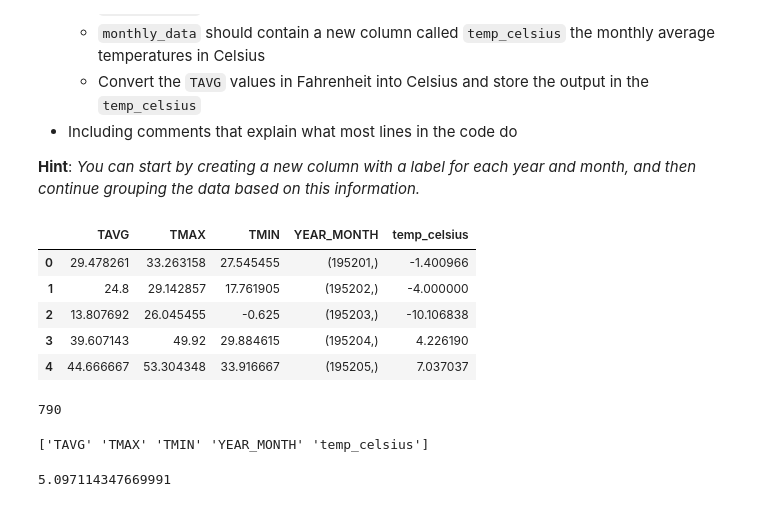
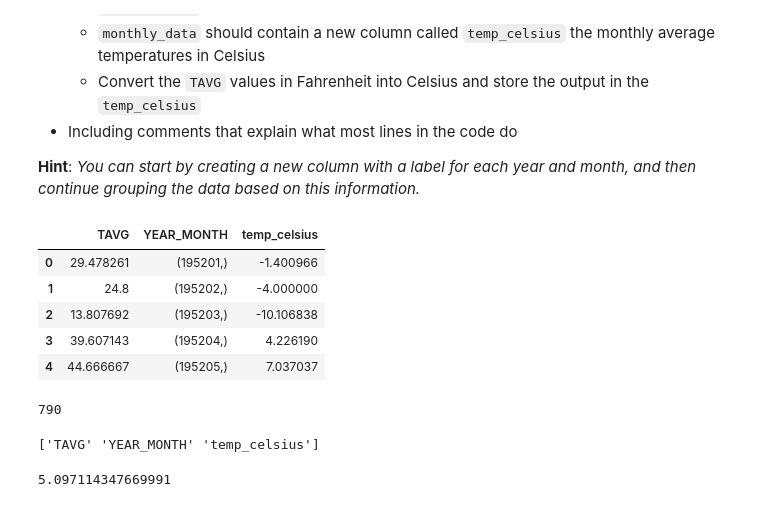
Before and after one commit to Laj01/notebooks, a Jupyter notebook: L6/Exercise-6-problems-1-3.ipynb, the cells around one changed output. Saved outputs shown, nothing was run; the diff lists cells and outputs as text; code cells hidden in the pictures.

Commit message:
Modify Exercise6-problem-2 monthly_data dataframe

```diff
--- a/L6/Exercise-6-problems-1-3.ipynb
+++ b/L6/Exercise-6-problems-1-3.ipynb
@@ -203,25 +203,25 @@ def fahr_to_celsius(temp_fahrenheit):
 # %%
 monthly_data = None
 
 # YOUR CODE HERE
 grouped = data.groupby(['YEAR_MONTH'])
 monthly_data = pd.DataFrame()
-mean_cols = ["TAVG", "TMAX", "TMIN"]
+mean_cols = ["TAVG"]
 for key, group in grouped:
     mean_values = group[mean_cols].mean()
     mean_values['YEAR_MONTH'] = key
     row = mean_values.to_frame().transpose()
     monthly_data =pd.concat([monthly_data, row], ignore_index=True)
 monthly_data['temp_celsius'] = monthly_data['TAVG'].apply(fahr_to_celsius)
 monthly_data.head()
 #raise NotImplementedError()
 # %% [output]
-|  | TAVG | TMAX | TMIN | YEAR_MONTH | temp_celsius |
-| 0 | 29.478261 | 33.263158 | 27.545455 | (195201,) | -1.400966 |
-| 1 | 24.8 | 29.142857 | 17.761905 | (195202,) | -4.000000 |
-| 2 | 13.807692 | 26.045455 | -0.625 | (195203,) | -10.106838 |
-| 3 | 39.607143 | 49.92 | 29.884615 | (195204,) | 4.226190 |
-| 4 | 44.666667 | 53.304348 | 33.916667 | (195205,) | 7.037037 |
+|  | TAVG | YEAR_MONTH | temp_celsius |
+| 0 | 29.478261 | (195201,) | -1.400966 |
+| 1 | 24.8 | (195202,) | -4.000000 |
+| 2 | 13.807692 | (195203,) | -10.106838 |
+| 3 | 39.607143 | (195204,) | 4.226190 |
+| 4 | 44.666667 | (195205,) | 7.037037 |
 # %%
 # This test prints the length of variable monthly_data
 print(len(monthly_data))
@@ -231,7 +231,7 @@ print(len(monthly_data))
 # This test prints the column names of monthly_data
 print(monthly_data.columns.values)
 # %% [output]
-['TAVG' 'TMAX' 'TMIN' 'YEAR_MONTH' 'temp_celsius']
+['TAVG' 'YEAR_MONTH' 'temp_celsius']
 # %%
 # This test prints the mean of temp_celsius
 print(monthly_data['temp_celsius'].mean())
```
